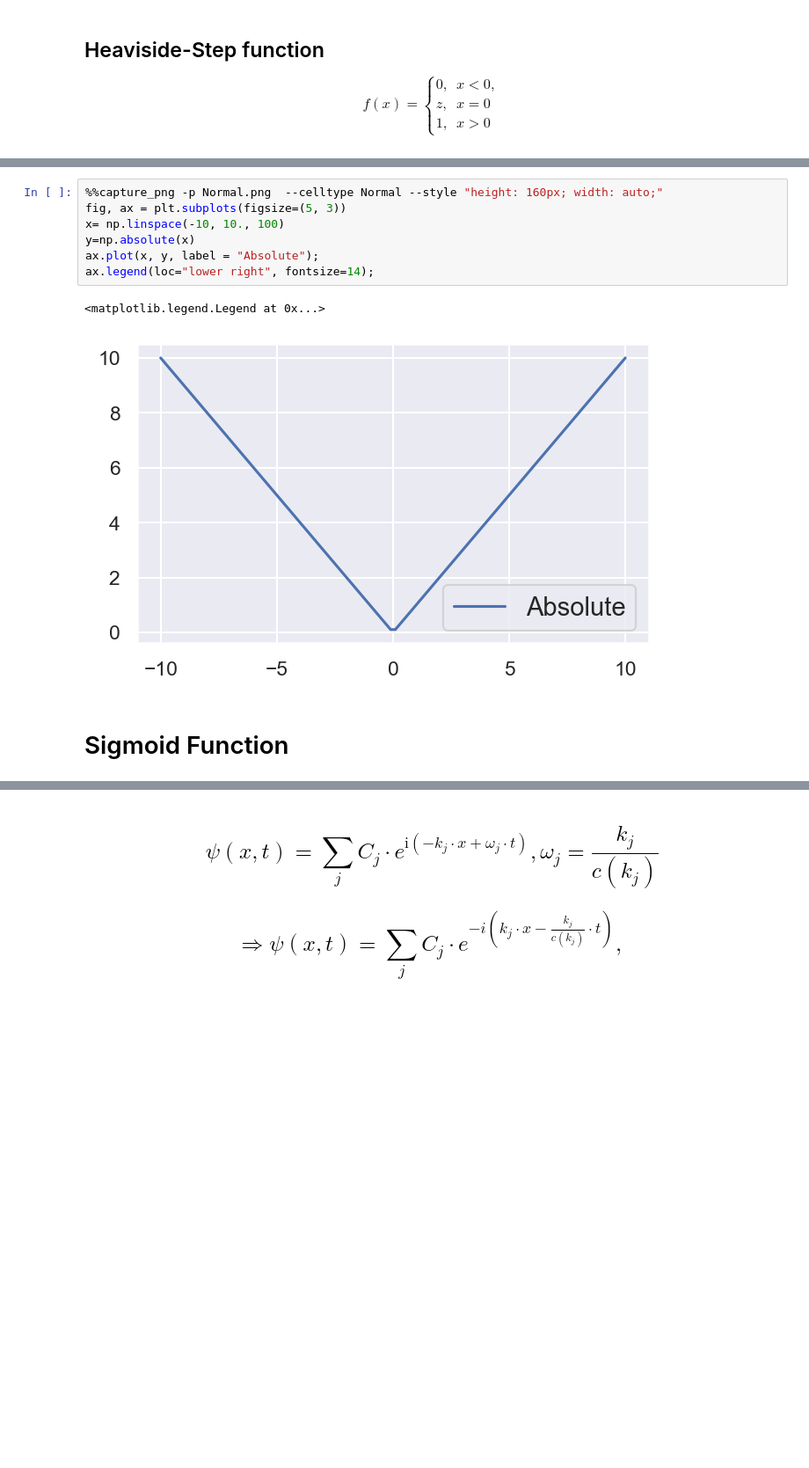
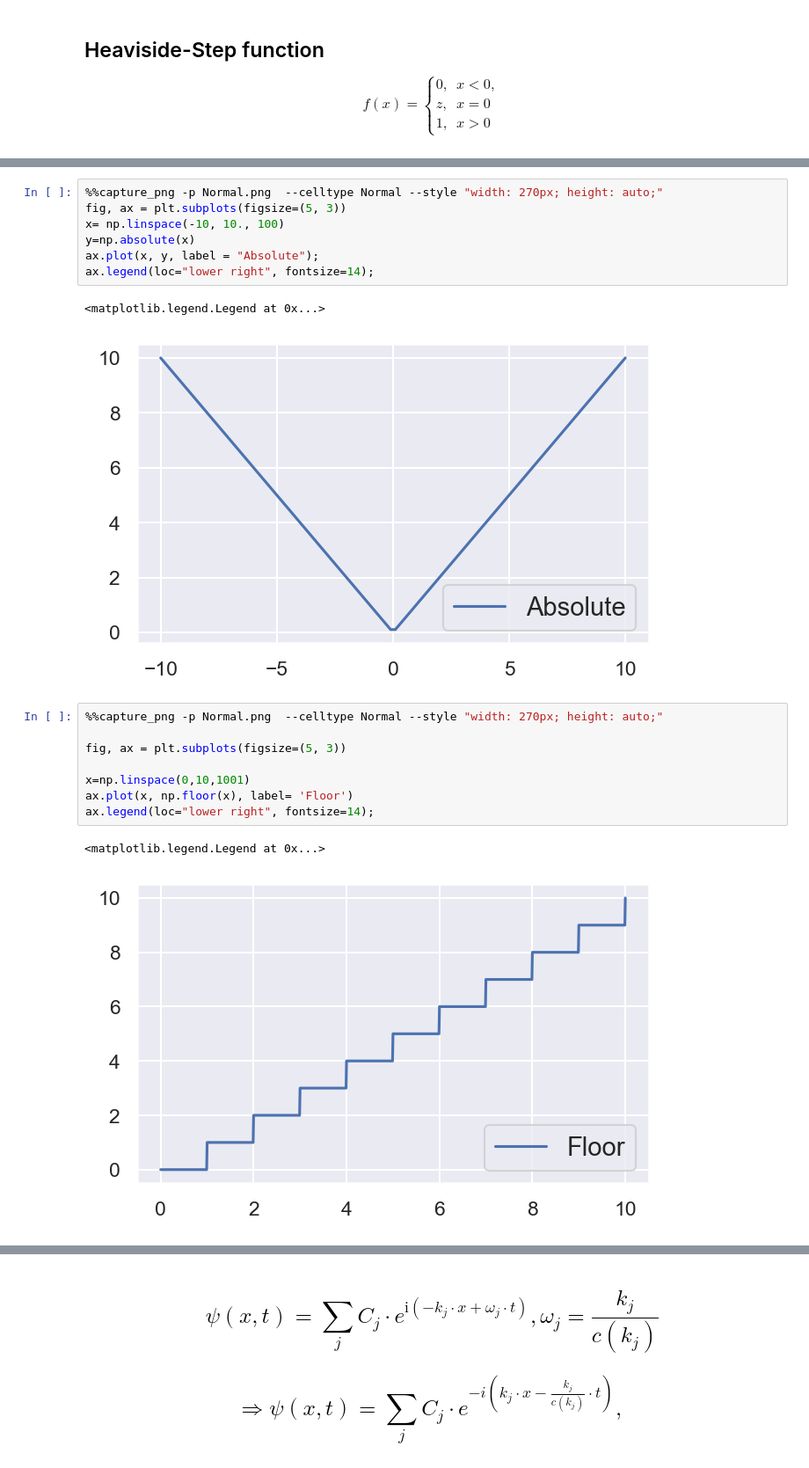
Before and after one commit to kolibril13/further_ideas_plywood_gallery, a Jupyter notebook: nb5_functions.ipynb, the cells around one changed output, grey strips where cells are left out. Shown at 88% size. Cells and saved outputs as stored; diff of their text form; blank space fills up the shorter version.

Commit message:
more functions

```diff
--- a/nb5_functions.ipynb
+++ b/nb5_functions.ipynb
@@ -94,7 +93,7 @@ ax.legend(loc="lower right", fontsize=14);
 <matplotlib.legend.Legend at 0x...>
 [figure]
 # %%
-%%capture_png -p Normal.png  --celltype Normal --style "height: 160px; width: auto;"
+%%capture_png -p Normal.png  --celltype Normal --style "width: 270px; height: auto;"
 fig, ax = plt.subplots(figsize=(5, 3))
 x= np.linspace(-10, 10., 100)
 y=np.absolute(x)
@@ -103,6 +102,15 @@ ax.legend(loc="lower right", fontsize=14);
 # %% [output]
 <matplotlib.legend.Legend at 0x...>
 [figure]
-# %% [markdown]
-# Sigmoid Function
+# %%
+%%capture_png -p Normal.png  --celltype Normal --style "width: 270px; height: auto;"
+
+fig, ax = plt.subplots(figsize=(5, 3))
+
+x=np.linspace(0,10,1001)
+ax.plot(x, np.floor(x), label= 'Floor')
+ax.legend(loc="lower right", fontsize=14);
+# %% [output]
+<matplotlib.legend.Legend at 0x...>
+[figure, added]
 # %%
```
Also changed, not shown: parts of 15 cells of this notebook, 12 other files.
